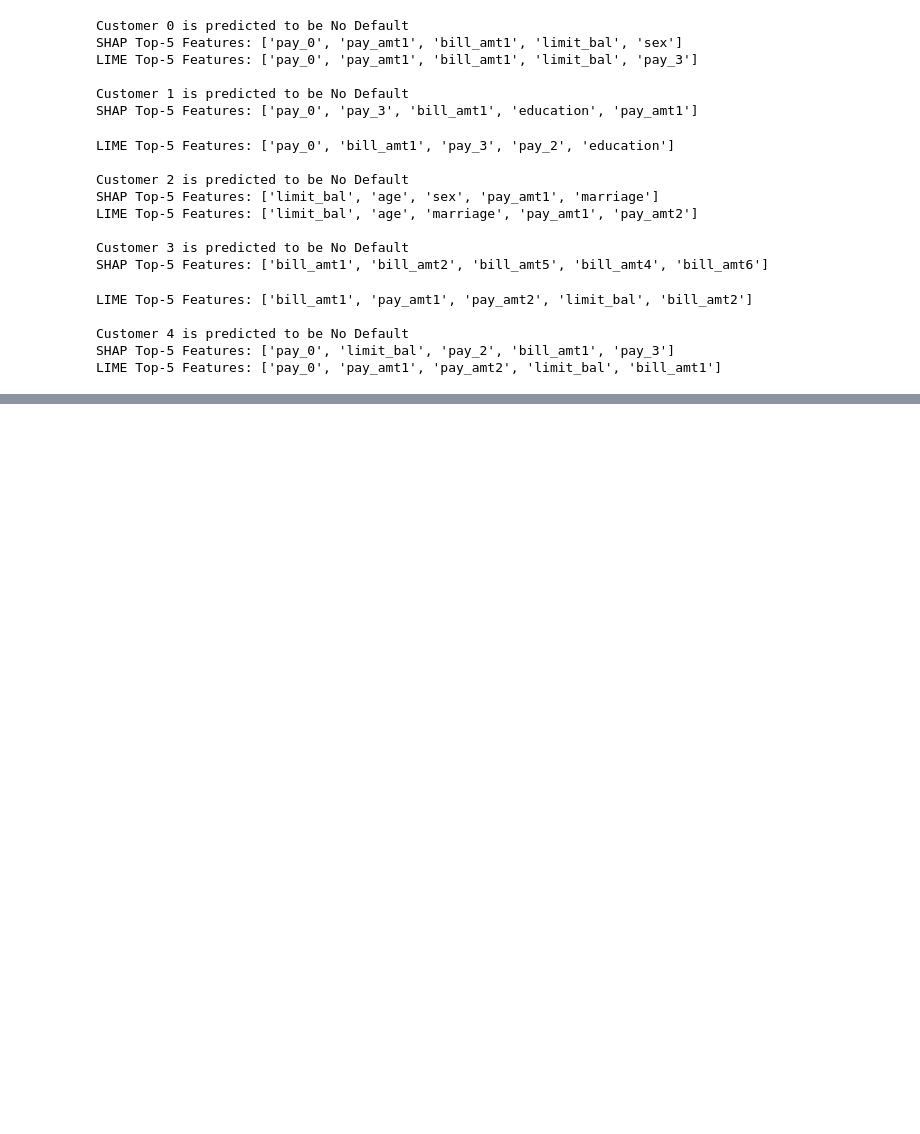
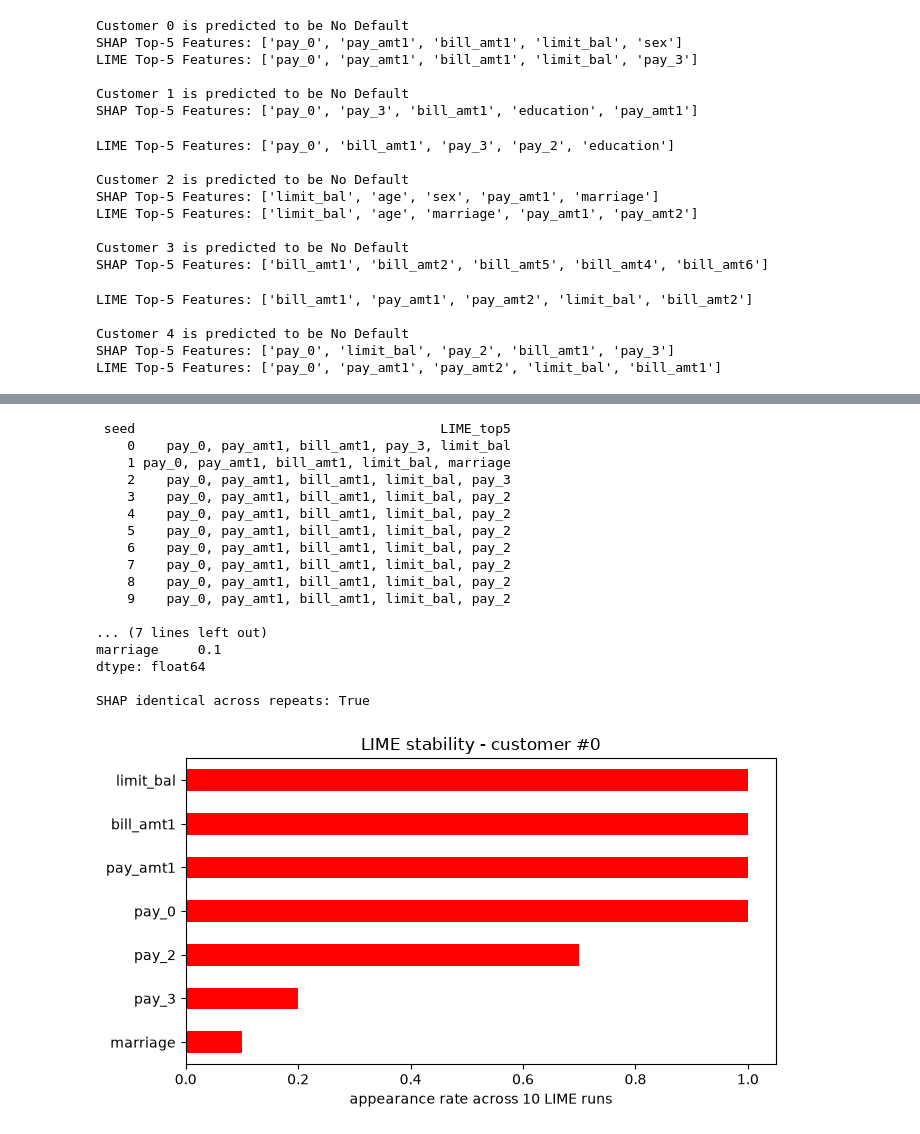
Before and after one commit to beratmertkayacan/TrustAI-PublicTasks, a Jupyter notebook: Task2/explanation_stability.ipynb, the cells around one changed output, grey strips where cells are left out. Saved outputs shown, nothing was run; the diff lists cells and outputs as text; code cells hidden in the pictures; blank space fills up the shorter version.

```diff
--- a/Task2/explanation_stability.ipynb
+++ b/Task2/explanation_stability.ipynb
@@ -123,0 +158,62 @@ LIME Top-5 Features: ['pay_0', 'pay_amt1', 'pay_amt2', 'limit_bal', 'bill_amt1']
+# %%
+from collections import Counter
+
+# Run LIME for the SAME customer but with a different random seed each time
+def lime_top_seeded(i, seed, k=5):
+    explainer = LimeTabularExplainer(
+        training_data=X_train_scaled.values,
+        feature_names=feature_names,
+        class_names=CLASS_NAMES,
+        mode="classification",
+        random_state=seed,
+    )
+    exp = explainer.explain_instance(X_test_scaled.iloc[i].values, model.predict_proba, num_features=k)
+    pairs = sorted(exp.as_map()[1], key=lambda t: abs(t[1]), reverse=True)[:k]
+    return [feature_names[idx] for idx, w in pairs]
+
+customer = 0
+seeds = range(10)
+
+# Top-5 features for each seed
+runs = {s: lime_top_seeded(customer, s) for s in seeds}
+stability = pd.DataFrame([{"seed": s, "LIME_top5": ", ".join(f)} for s, f in runs.items()])
+print(stability.to_string(index=False))
+
+# How often does each feature show up across the 10 runs? (1.0 = every run)
+freq = pd.Series(Counter(f for feats in runs.values() for f in feats)) / len(seeds)
+freq = freq.sort_values(ascending=False)
+print("\nFeature appearance rate across seeds (1.0 = always, <1.0 = unstable):")
+print(freq)
+
+# Contrast: SHAP is deterministic -> identical every time
+v1 = shap_explainer(X_test_scaled.iloc[[customer]]).values
+v2 = shap_explainer(X_test_scaled.iloc[[customer]]).values
+print("\nSHAP identical across repeats:", np.allclose(v1, v2))
+
+# Save table + simple visual
+stability.to_csv("outputs/lime_stability_table.csv", index=False)
+plt.figure(figsize=(7, 4))
+freq.sort_values().plot(kind="barh", color="red")
+plt.xlabel("appearance rate across 10 LIME runs")
+plt.title(f"LIME stability - customer #{customer}")
+plt.tight_layout()
+plt.show()
+# %% [output]
+ seed                                       LIME_top5
+    0    pay_0, pay_amt1, bill_amt1, pay_3, limit_bal
+    1 pay_0, pay_amt1, bill_amt1, limit_bal, marriage
+    2    pay_0, pay_amt1, bill_amt1, limit_bal, pay_3
+    3    pay_0, pay_amt1, bill_amt1, limit_bal, pay_2
+    4    pay_0, pay_amt1, bill_amt1, limit_bal, pay_2
+    5    pay_0, pay_amt1, bill_amt1, limit_bal, pay_2
+    6    pay_0, pay_amt1, bill_amt1, limit_bal, pay_2
+    7    pay_0, pay_amt1, bill_amt1, limit_bal, pay_2
+    8    pay_0, pay_amt1, bill_amt1, limit_bal, pay_2
+    9    pay_0, pay_amt1, bill_amt1, limit_bal, pay_2
+
+... (7 lines left out)
+marriage     0.1
+dtype: float64
+
+SHAP identical across repeats: True
+[figure, added]
```
Also changed, not shown: parts of 1 cell of this notebook.
